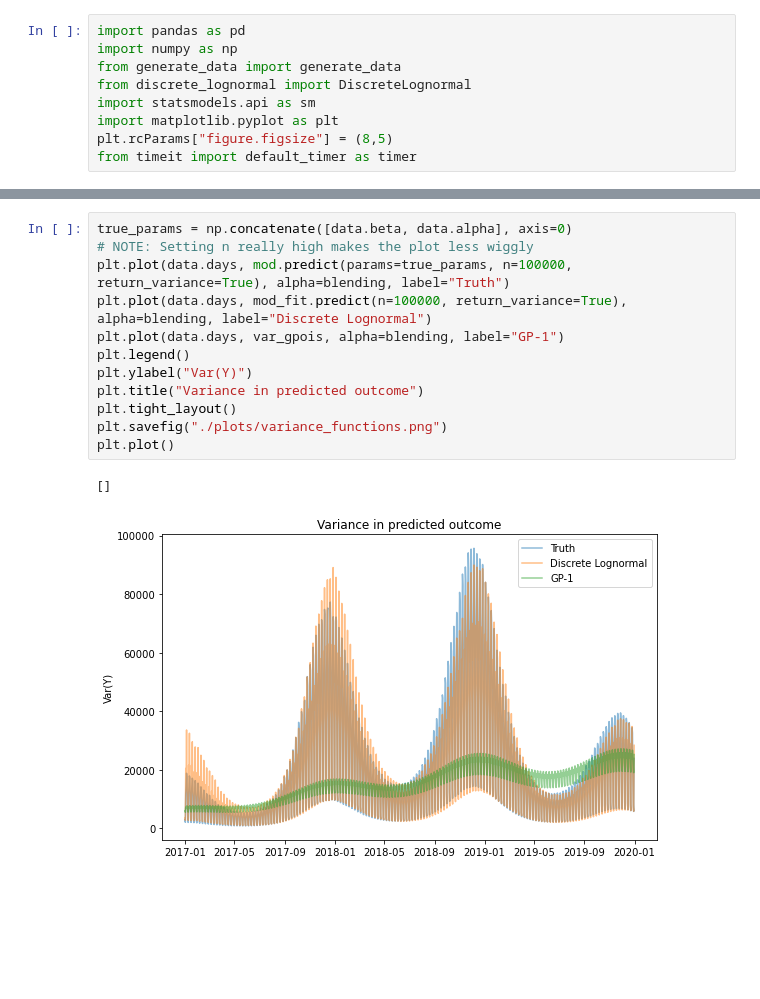
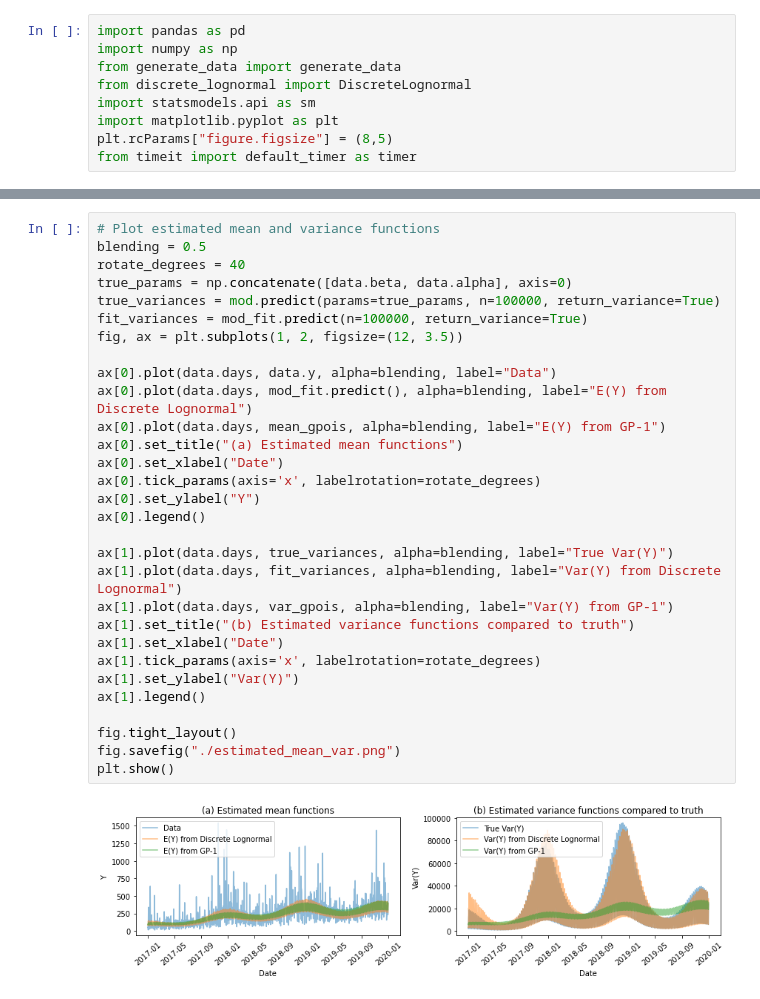
Before and after one commit to eastonhuch/discrete-lognormal-mle, a Jupyter notebook: single_comparison.ipynb, the cells around one changed output, grey strips where cells are left out. Drawn from its saved outputs; the diff is of its cells as text; blank space fills up the shorter version.

Commit message:
combined plots

```diff
--- a/single_comparison.ipynb
+++ b/single_comparison.ipynb
@@ -87,15 +76,32 @@ plt.plot()
-# %%
-true_params = np.concatenate([data.beta, data.alpha], axis=0)
-# NOTE: Setting n really high makes the plot less wiggly
-plt.plot(data.days, mod.predict(params=true_params, n=100000, return_variance=True), alpha=blending, label="Truth")
-plt.plot(data.days, mod_fit.predict(n=100000, return_variance=True), alpha=blending, label="Discrete Lognormal")
-plt.plot(data.days, var_gpois, alpha=blending, label="GP-1")
-plt.legend()
-plt.ylabel("Var(Y)")
-plt.title("Variance in predicted outcome")
-plt.tight_layout()
-plt.savefig("./plots/variance_functions.png")
-plt.plot()
-# %% [output]
-[]
-[figure, removed]
+# %%
+# Plot estimated mean and variance functions
+blending = 0.5
+rotate_degrees = 40
+true_params = np.concatenate([data.beta, data.alpha], axis=0)
+true_variances = mod.predict(params=true_params, n=100000, return_variance=True)
+fit_variances = mod_fit.predict(n=100000, return_variance=True)
+fig, ax = plt.subplots(1, 2, figsize=(12, 3.5))
+
+ax[0].plot(data.days, data.y, alpha=blending, label="Data")
+ax[0].plot(data.days, mod_fit.predict(), alpha=blending, label="E(Y) from Discrete Lognormal")
+ax[0].plot(data.days, mean_gpois, alpha=blending, label="E(Y) from GP-1")
+ax[0].set_title("(a) Estimated mean functions")
+ax[0].set_xlabel("Date")
+ax[0].tick_params(axis='x', labelrotation=rotate_degrees)
+ax[0].set_ylabel("Y")
+ax[0].legend()
+
+ax[1].plot(data.days, true_variances, alpha=blending, label="True Var(Y)")
+ax[1].plot(data.days, fit_variances, alpha=blending, label="Var(Y) from Discrete Lognormal")
+ax[1].plot(data.days, var_gpois, alpha=blending, label="Var(Y) from GP-1")
+ax[1].set_title("(b) Estimated variance functions compared to truth")
+ax[1].set_xlabel("Date")
+ax[1].tick_params(axis='x', labelrotation=rotate_degrees)
+ax[1].set_ylabel("Var(Y)")
+ax[1].legend()
+
+fig.tight_layout()
+fig.savefig("./estimated_mean_var.png")
+plt.show()
+# %% [output]
+[figure, added]
```
Also changed, not shown: parts of 5 cells of this notebook.
